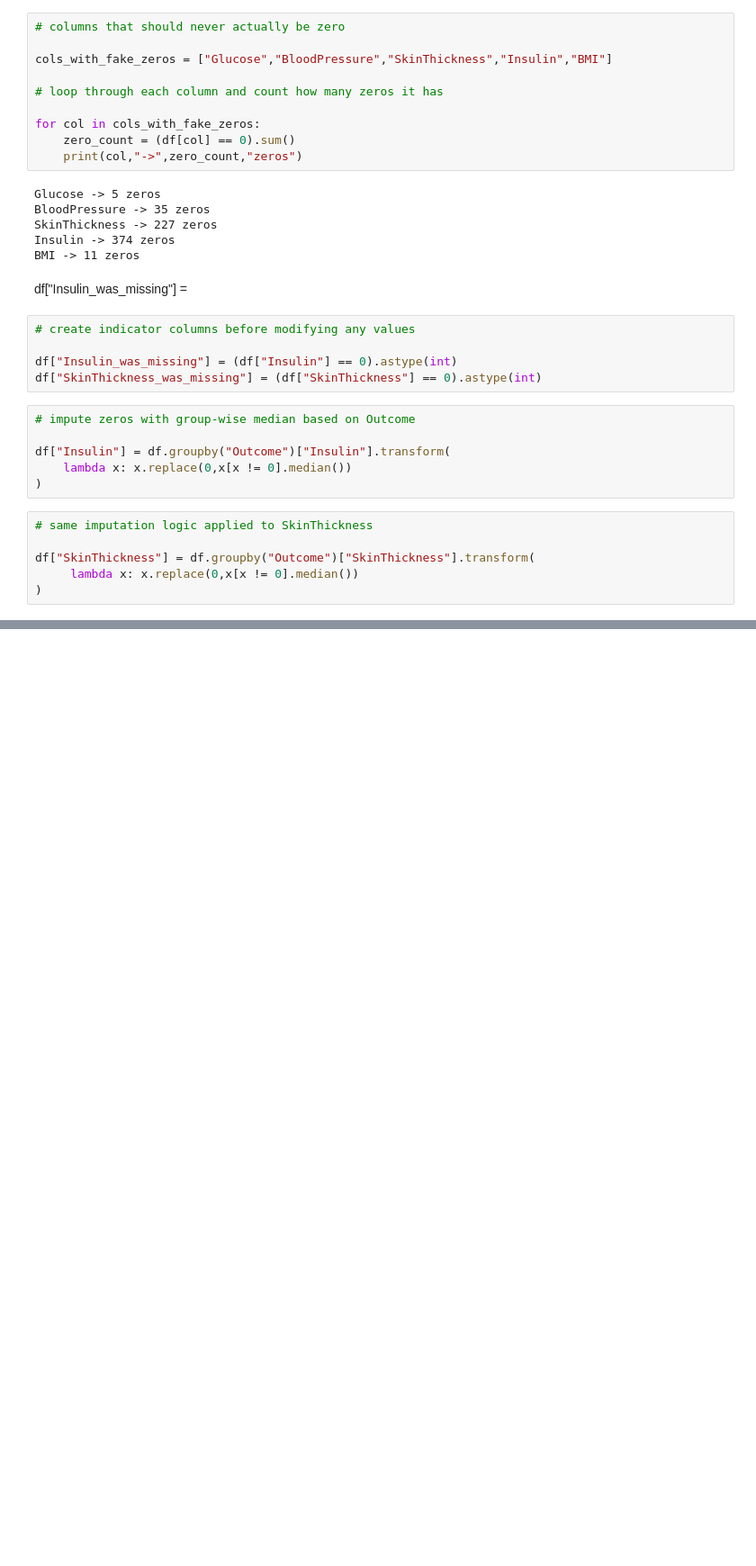
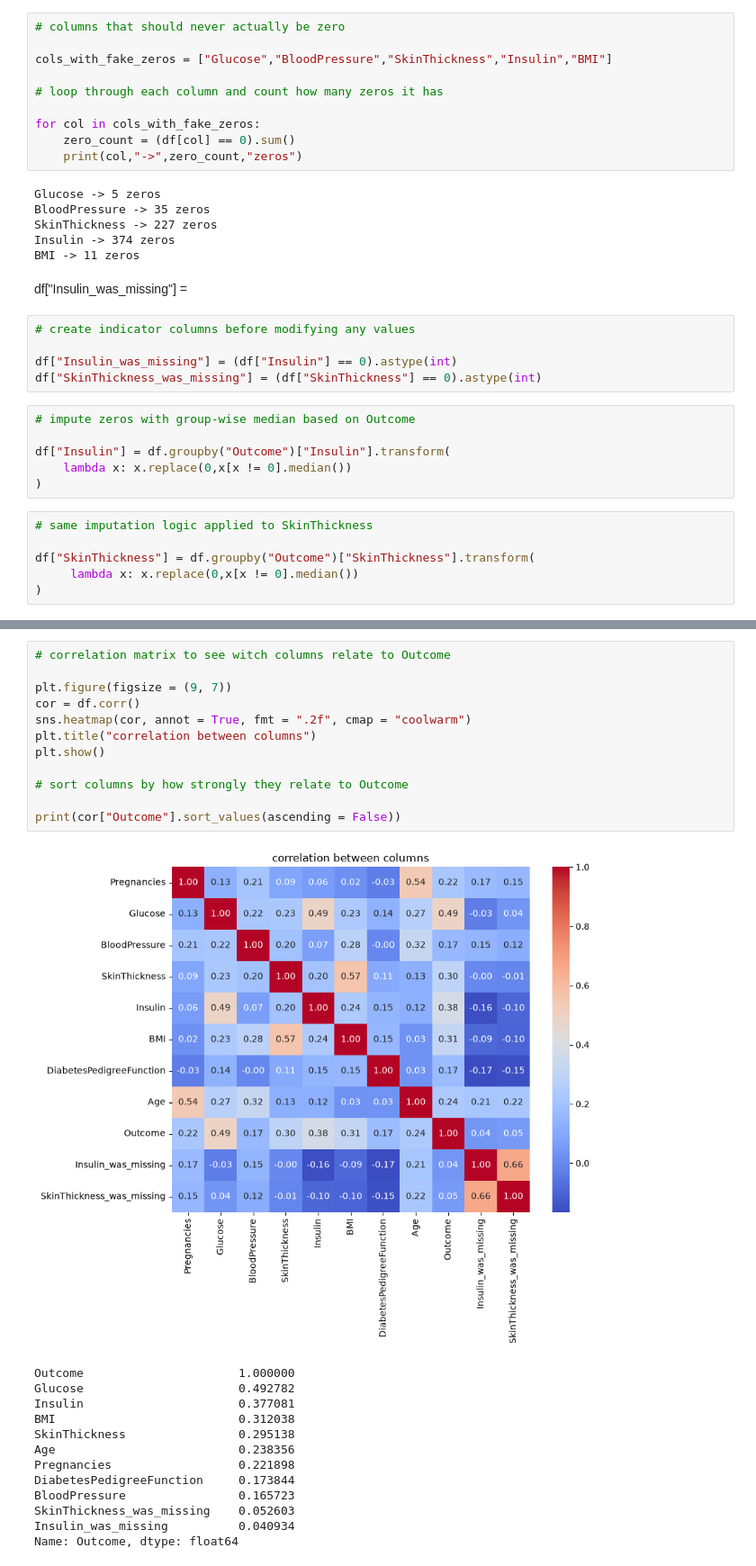
Before and after one commit to qudsalbreim4-ops/diabetes-risk-prediction, a Jupyter notebook: diabetes.ipynb, the cells around one changed output, grey strips where cells are left out. Shown at 90% size. Cells and saved outputs as stored; diff of their text form; blank space fills up the shorter version.

```diff
--- a/diabetes.ipynb
+++ b/diabetes.ipynb
@@ -109,0 +132,26 @@ df.describe()
+# %%
+# correlation matrix to see witch columns relate to Outcome
+
+plt.figure(figsize = (9, 7))
+cor = df.corr()
+sns.heatmap(cor, annot = True, fmt = ".2f", cmap = "coolwarm")
+plt.title("correlation between columns")
+plt.show()
+
+# sort columns by how strongly they relate to Outcome
+
+print(cor["Outcome"].sort_values(ascending = False))
+# %% [output]
+[figure, added]
+Outcome                      1.000000
+Glucose                      0.492782
+Insulin                      0.377081
+BMI                          0.312038
+SkinThickness                0.295138
+Age                          0.238356
+Pregnancies                  0.221898
+DiabetesPedigreeFunction     0.173844
+BloodPressure                0.165723
+SkinThickness_was_missing    0.052603
+Insulin_was_missing          0.040934
+Name: Outcome, dtype: float64
```
Also changed, not shown: parts of 2 cells of this notebook.
